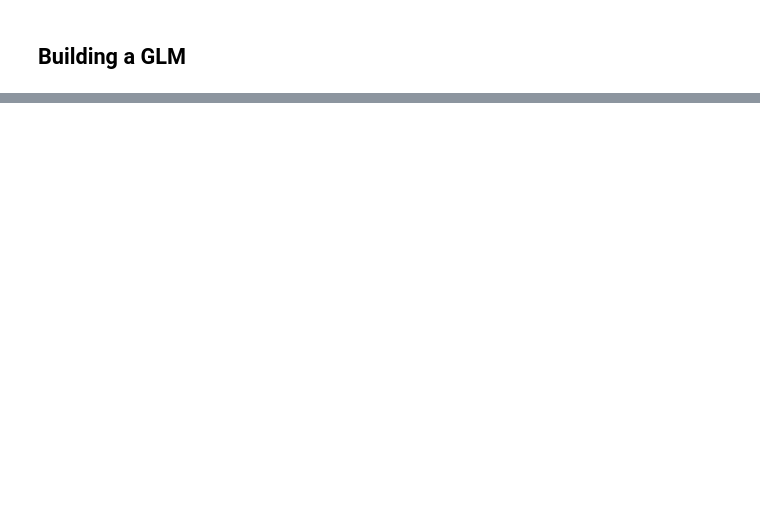
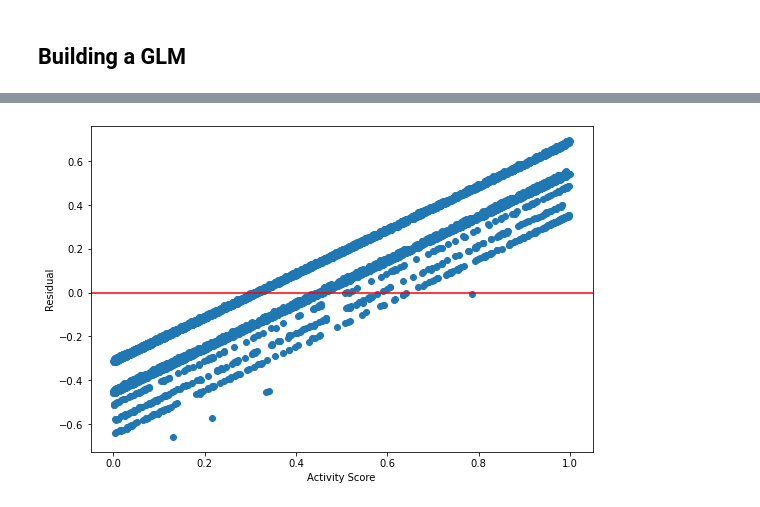
Before and after one commit to n-beckage/CS287-Project, a Jupyter notebook: Script.ipynb, the cells around one changed output, grey strips where cells are left out. Cells and saved outputs as stored; diff of their text form; code cells hidden in the pictures; blank space fills up the shorter version.

```diff
--- a/Script.ipynb
+++ b/Script.ipynb
@@ -827,0 +812,12 @@ res_gaussian.summary()
+# %%
+# Split data into training, validating, testing (80:10:10)
+train_size=0.8
+
+# This splits the training data (.8) and the remaining data
+X_dl_train, X_dl_rem, y_train, y_rem = train_test_split(X_dl, y, train_size=0.8)
+
+# split the remaining data 50/50 for validation and testing
+test_size = 0.5
+
+# Splitting the remaining .2 of the data into test and validation
+X_dl_valid, X_dl_test, y_valid, y_test = train_test_split(X_dl_rem, y_rem, test_size=0.5)
@@ -827,0 +826,10 @@ res_gaussian.summary()
+# %%
+# Making the GLM model with 10 molecular features as preditors (no drug-likeness)
+reg2 = LinearRegression().fit(X_dl_train, y_train)
+
+# returns the coefficient of determination, aka R-squared value
+reg2.score(X_dl_train,y_train)
+
+# get the coefficients and intercept of our model
+reg2.coef_
+reg2.intercept_
@@ -827,0 +845,13 @@ res_gaussian.summary()
+# %%
+# Graph model predictions vs actual activity scores
+preds2=reg2.predict(X_dl_valid)
+len(preds)==len(y_valid)
+
+# reshape arrays b/c god knows why
+y_valid=np.array(y_valid).reshape(-1,1)
+preds2=preds2.reshape(-1,1)
+
+# finding the mean abs error
+mae2=[]
+for i in range(0,len(preds2)):
+    mae2.append(metrics.mean_absolute_error(y_valid[i],preds2[i]))
@@ -827,0 +866,10 @@ res_gaussian.summary()
+# %%
+# making a resuldual plot
+resid2=y_valid-preds2
+plt.figure(figsize=(9,6))
+plt.axhline(y=0,color='red')
+plt.xlabel("Activity Score")
+plt.ylabel("Residual")
+res_plot=plt.scatter(x=y_valid,y=resid2)
+# %% [output]
+[figure, added]
```
Also changed, not shown: parts of 32 cells of this notebook.
